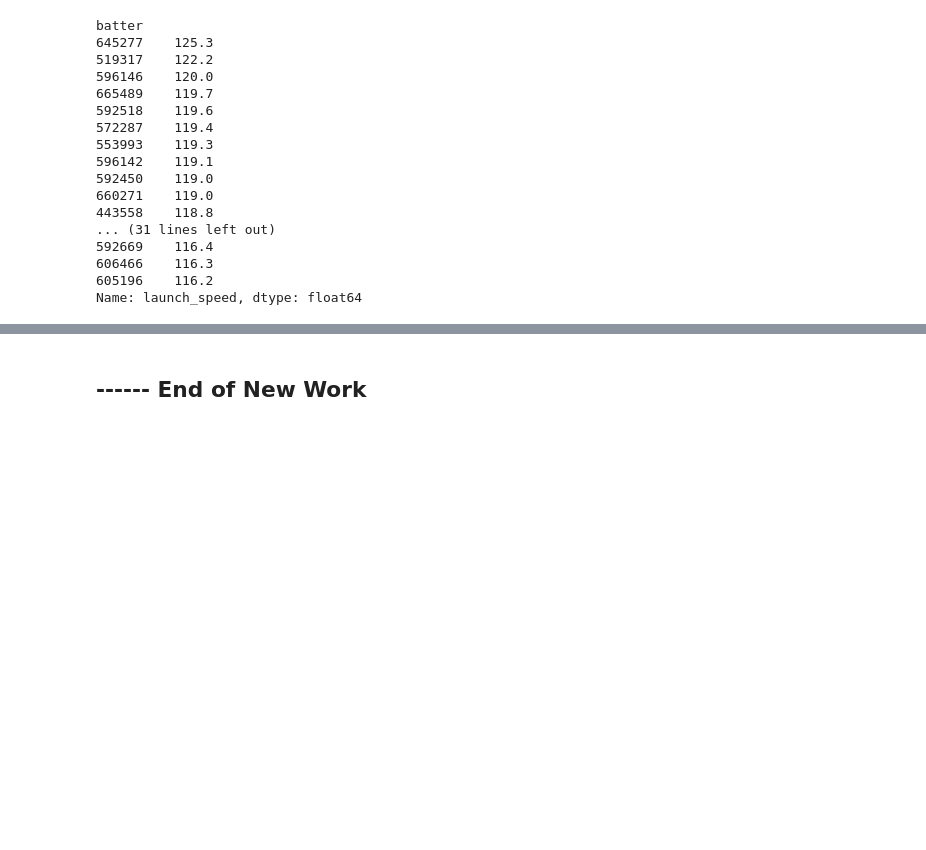
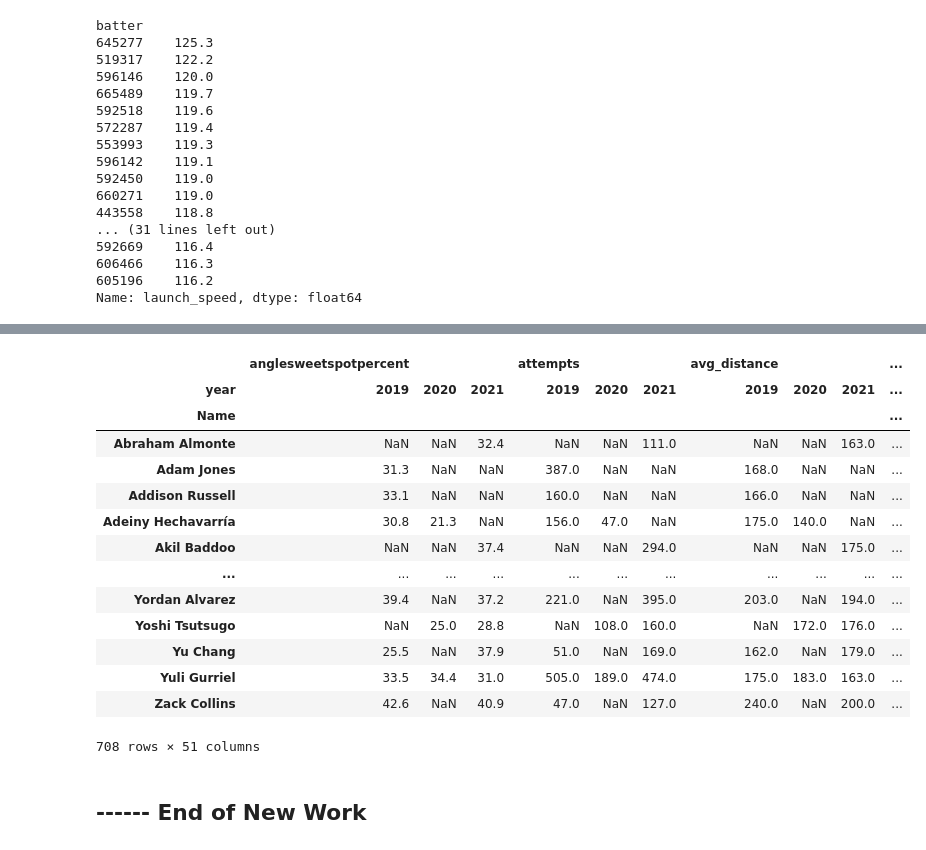
Before and after one commit to haueter19/baseball, a Jupyter notebook: Fantasy Work.ipynb, the cells around one changed output, grey strips where cells are left out. Cells and saved outputs as stored; diff of their text form; code cells hidden in the pictures; blank space fills up the shorter version.

```diff
--- a/Fantasy Work.ipynb
+++ b/Fantasy Work.ipynb
@@ -509,8 +478,11 @@ batter
 605196    116.2
 Name: launch_speed, dtype: float64
 # %%
-sc = pd.read_csv('data/2021-statcast-exit_velocity.csv')
-id_map = pd.read_csv('data/Player-ID-Map.csv')
-sc = sc.merge(id_map[['IDFANGRAPHS', 'MLBID']], left_on='player_id', right_on='MLBID')
+sc = pd.read_csv('data/statcast-exit_velocity.csv')
+sc = sc.sort_values('brl_pa', ascending=False)
+sc = sc.merge(df[['playerid', 'Name', 'Primary_Pos']], on='playerid', how='left')
+sc.Name.fillna(sc['first_name']+' '+sc['last_name'],inplace=True)
+sc = sc[~sc['Primary_Pos'].isin(['SP', 'RP'])]
+sc['brl_pa_rank'] = sc.brl_pa.rank(pct=True)
 # %%
-sc.head()
+sc['brl_pa_rank'] = sc.brl_pa.rank(pct=True)
@@ -524,3 +509,21 @@ sc.head()
+# %%
+pd.pivot_table(columns='year', data=sc, index='Name')
+# %% [output]
+|  | anglesweetspotpercent |  |  | attempts |  |  | avg_distance |  |  | ... |
+| year | 2019 | 2020 | 2021 | 2019 | 2020 | 2021 | 2019 | 2020 | 2021 | ... |
+| Name |  |  |  |  |  |  |  |  |  | ... |
+| Abraham Almonte | NaN | NaN | 32.4 | NaN | NaN | 111.0 | NaN | NaN | 163.0 | ... |
+| Adam Jones | 31.3 | NaN | NaN | 387.0 | NaN | NaN | 168.0 | NaN | NaN | ... |
+| Addison Russell | 33.1 | NaN | NaN | 160.0 | NaN | NaN | 166.0 | NaN | NaN | ... |
+| Adeiny Hechavarría | 30.8 | 21.3 | NaN | 156.0 | 47.0 | NaN | 175.0 | 140.0 | NaN | ... |
+| Akil Baddoo | NaN | NaN | 37.4 | NaN | NaN | 294.0 | NaN | NaN | 175.0 | ... |
+| ... | ... | ... | ... | ... | ... | ... | ... | ... | ... | ... |
+| Yordan Alvarez | 39.4 | NaN | 37.2 | 221.0 | NaN | 395.0 | 203.0 | NaN | 194.0 | ... |
+| Yoshi Tsutsugo | NaN | 25.0 | 28.8 | NaN | 108.0 | 160.0 | NaN | 172.0 | 176.0 | ... |
+| Yu Chang | 25.5 | NaN | 37.9 | 51.0 | NaN | 169.0 | 162.0 | NaN | 179.0 | ... |
+| Yuli Gurriel | 33.5 | 34.4 | 31.0 | 505.0 | 189.0 | 474.0 | 175.0 | 183.0 | 163.0 | ... |
+| Zack Collins | 42.6 | NaN | 40.9 | 47.0 | NaN | 127.0 | 240.0 | NaN | 200.0 | ... |
+708 rows × 51 columns
 # %% [markdown]
 ## ------ End of New Work
 # %%
```
Also changed, not shown: parts of 6 cells of this notebook, 8 other files.
